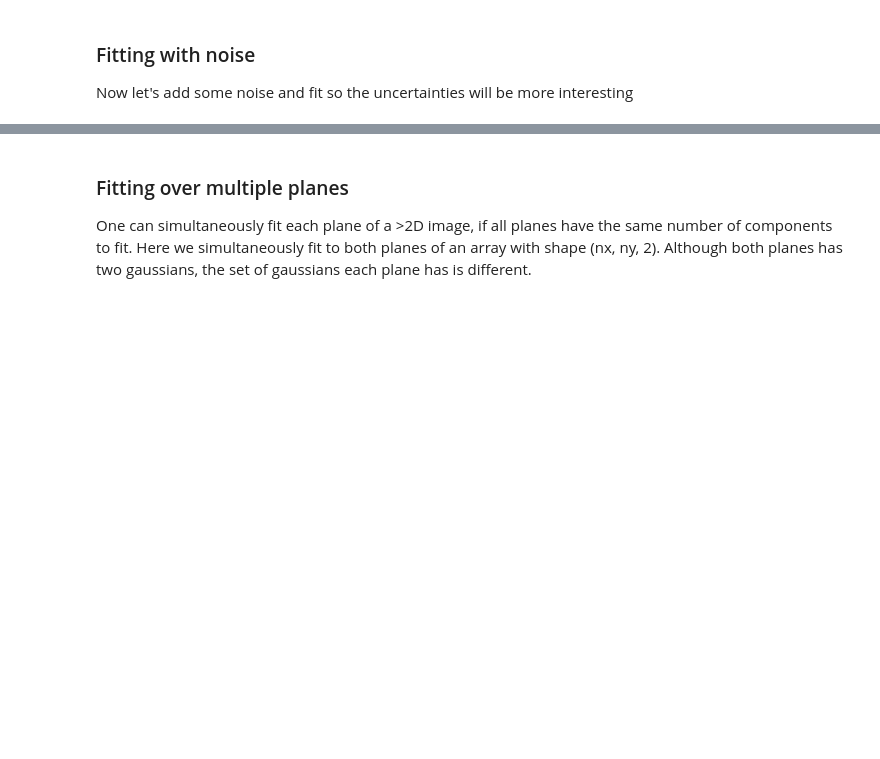
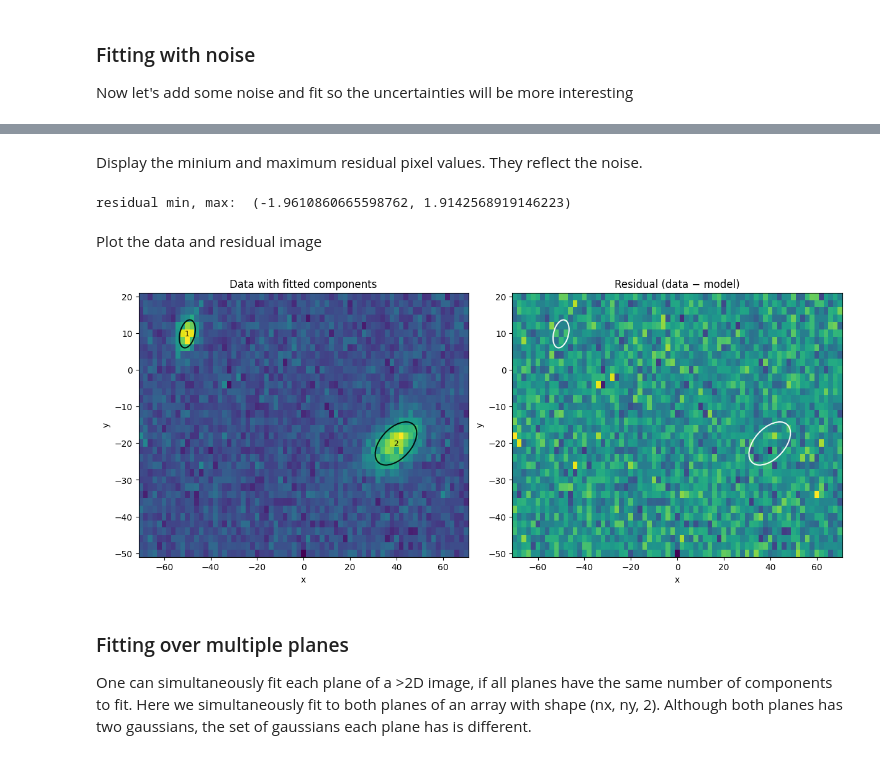
Before and after one commit to casangi/astroviper, a Jupyter notebook: docs/multi_gaussian2d_fit.ipynb, the cells around one changed output, grey strips where cells are left out. Drawn from its saved outputs; the diff is of its cells as text; code cells hidden in the pictures; blank space fills up the shorter version.

```diff
--- a/docs/multi_gaussian2d_fit.ipynb
+++ b/docs/multi_gaussian2d_fit.ipynb
@@ -355,0 +527,4 @@ plot_components(
+# %%
+fit_2g_noise = fit_multi_gaussian2d(data_2g_noise, n_components=2)
+summarize_fit(comp_2g, fit_2g_noise)
+print("S/N: ", max(fit_2g_noise["amplitude"].values)/std)
@@ -356,3 +563,18 @@ plot_components(
+# %% [markdown]
+Display the minium and maximum residual pixel values. They reflect the noise.
+# %%
+print("residual min, max: ", minmax(fit_2g_noise["residual"]))
+# %% [output]
+residual min, max:  (-1.9610860665598762, 1.9142568919146223)
+# %% [markdown]
+Plot the data and residual image
+# %%
+capture = plot_components(
+    data_2g_noise.sel(x=slice(-70, 70), y=slice(-50,20)), fit_2g_noise,
+    dims=("x", "y"), show_residual=True, fwhm=True
+)
+# %% [output]
+[figure, added]
 # %% [markdown]
 ### Fitting over multiple planes
 
```
Also changed, not shown: parts of 105 cells of this notebook, 4 other files.
